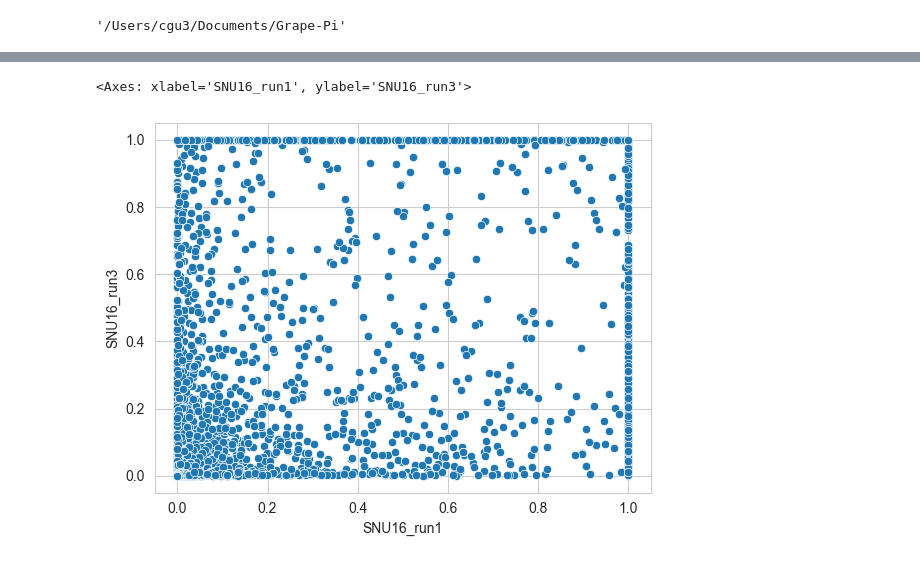
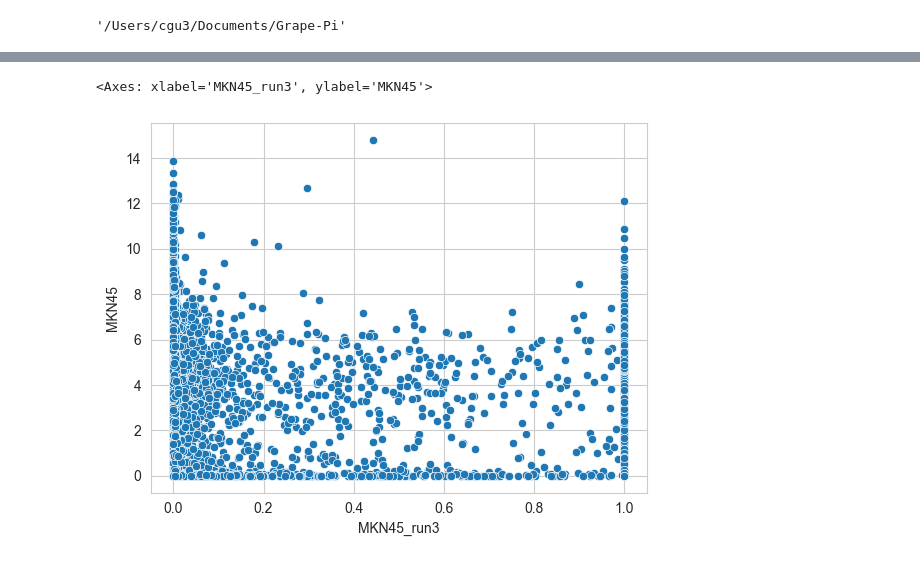
Before and after one commit to FDUguchunhui/GrapePi, a Jupyter notebook: notebooks/data_pre_processing/bruker_data_processing.ipynb, the cells around one changed output, grey strips where cells are left out. Cells and saved outputs as stored; diff of their text form; code cells hidden in the pictures.

Commit message:
update bruker data analysis

```diff
--- a/notebooks/data_pre_processing/bruker_data_processing.ipynb
+++ b/notebooks/data_pre_processing/bruker_data_processing.ipynb
@@ -221,0 +150,5 @@ swissprot
+# %%
+dat_swissprot = dat.merge(swissprot, on=['accession', 'gene_symbol'], how='right')
+# fill NA with 0
+dat_swissprot['MKN45_run1'].fillna(1, inplace=True)
+dat_swissprot
@@ -234,0 +190,2 @@ plt.show()
+# %%
+mrna_data = pd.read_excel('data/rawdata/bruker/Depmap_mRNA_Expression_Public_24Q2_subsetted.xlsx', header=1)
@@ -234,0 +212,5 @@ plt.show()
+# %%
+dat_MKN45 = dat_swissprot[['accession', 'gene_symbol', 'MKN45_run1', 'MKN45_run2', 'MKN45_run3']]
+# %%
+# inner join with mRNA data
+dat_MKN45 = pd.merge(dat_MKN45, mrna_data, left_on='gene_symbol', right_on='Gene', how='left')
@@ -235,7 +233,6 @@ plt.show()
 # %%
-# plot correlation between SNU16_run1 and SNU16_run2
-import seaborn as sns
-sns.scatterplot(x='SNU16_run1', y='SNU16_run3', data=dat)
+# plot scatter plot between mRNA and protein expression
+sns.scatterplot(x='MKN45_run3', y='MKN45', data=dat_MKN45)
 # %% [output]
-<Axes: xlabel='SNU16_run1', ylabel='SNU16_run3'>
+<Axes: xlabel='MKN45_run3', ylabel='MKN45'>
-[figure, old version]
+[figure, new version]
```
Also changed, not shown: parts of 45 cells of this notebook, 10 other files.
